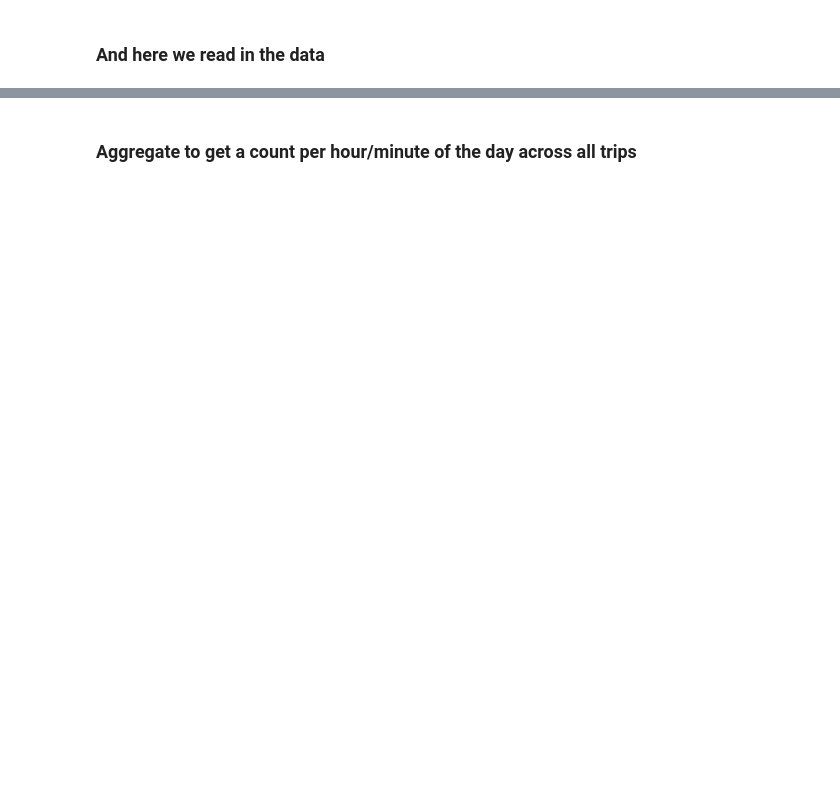
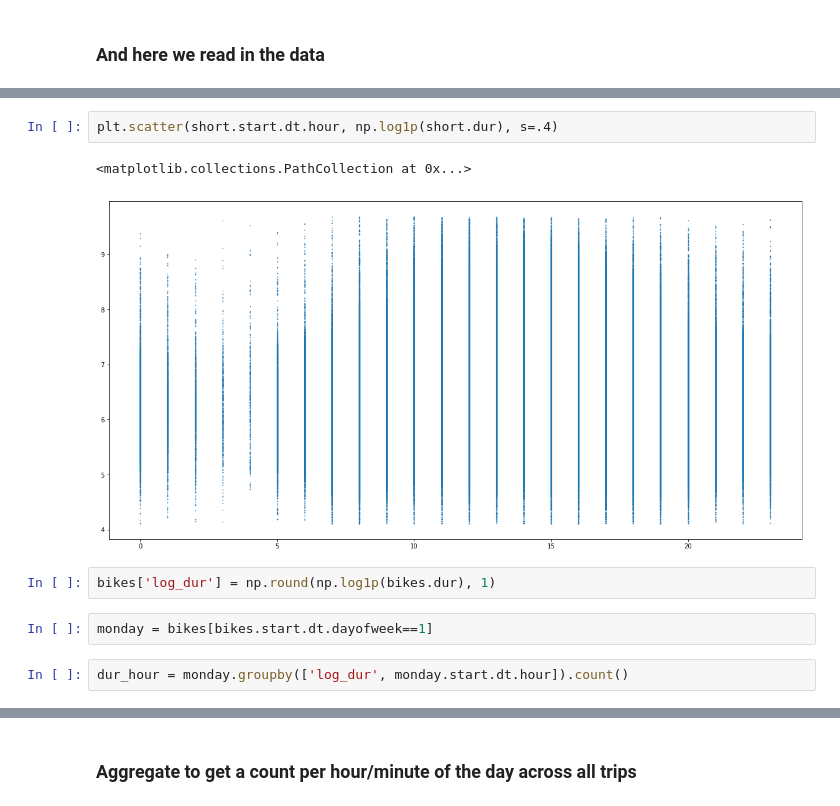
Before and after one commit to jhuaap/mlnn, a Jupyter notebook: 4/4.ipynb, the cells around one changed output, grey strips where cells are left out. Drawn from its saved outputs; the diff is of its cells as text; blank space fills up the shorter version.

```diff
--- a/4/4.ipynb
+++ b/4/4.ipynb
@@ -49,0 +58,11 @@ Wall time: 2.02 s
+# %%
+plt.scatter(short.start.dt.hour, np.log1p(short.dur), s=.4)
+# %% [output]
+<matplotlib.collections.PathCollection at 0x...>
+[figure, added]
+# %%
+bikes['log_dur'] = np.round(np.log1p(bikes.dur), 1)
+# %%
+monday = bikes[bikes.start.dt.dayofweek==1]
+# %%
+dur_hour = monday.groupby(['log_dur', monday.start.dt.hour]).count()
```
Also changed, not shown: parts of 37 cells of this notebook, 6 other files.
